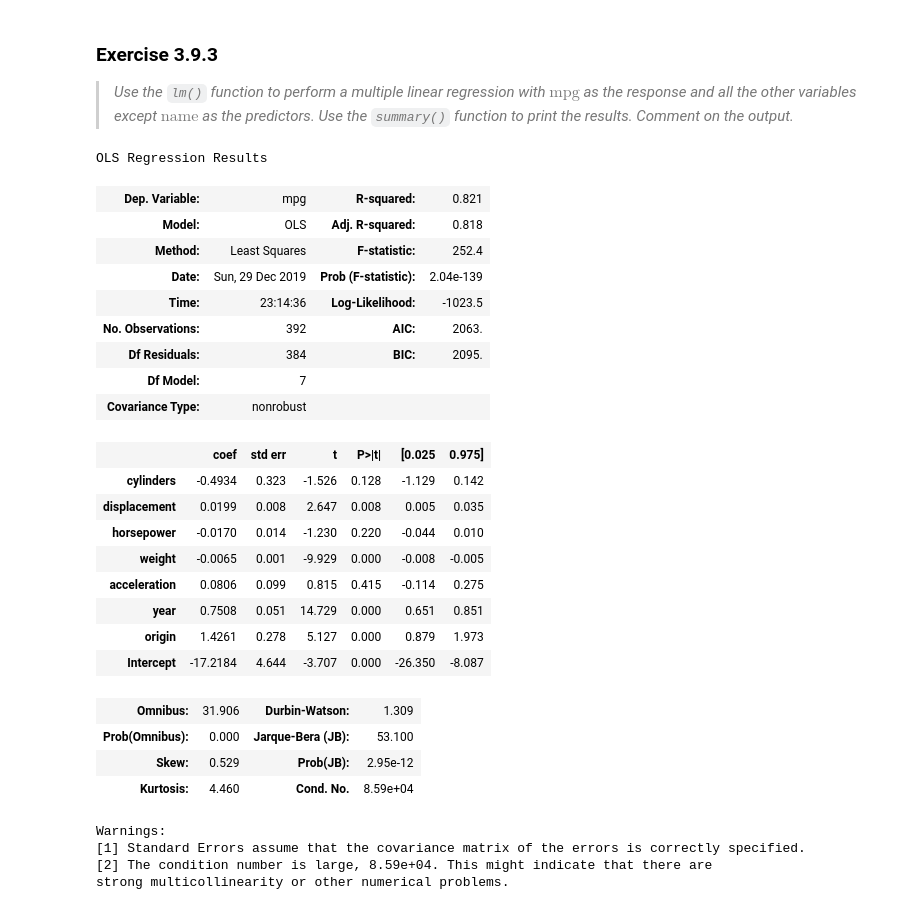
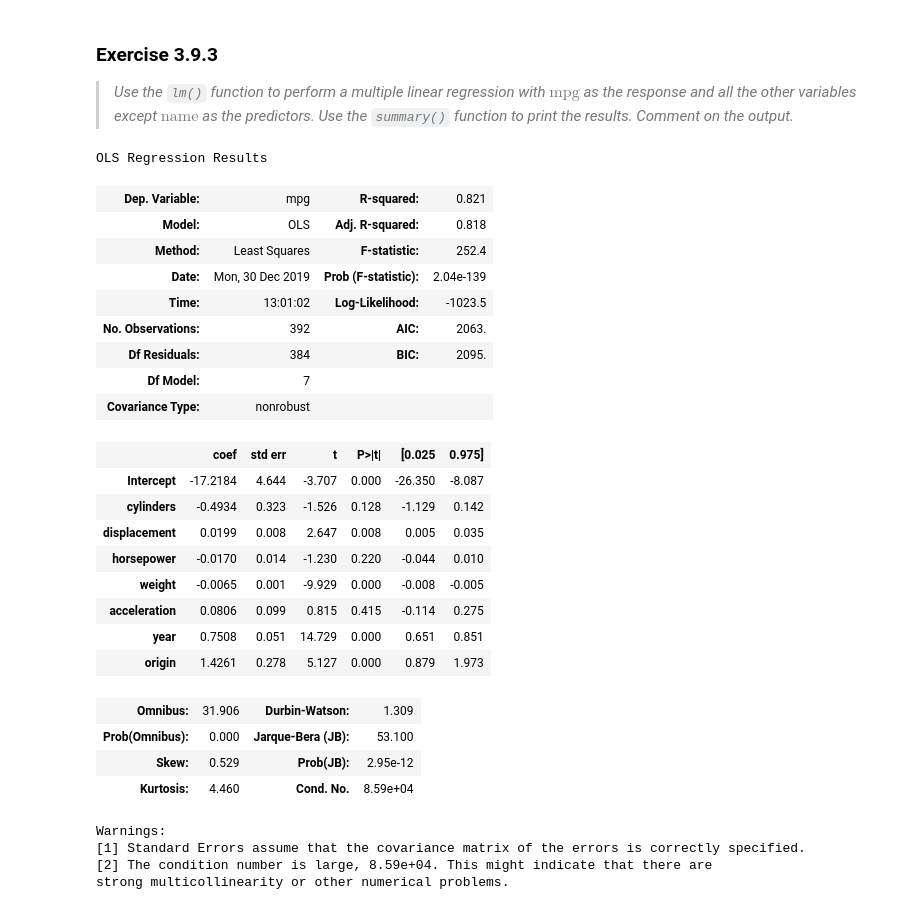
Before and after one commit to HerrBroekman/Python-solutions-for-An-Introduction-to-Statistical-Learning, a Jupyter notebook: Chapter3/Exercise9/3_9.ipynb, the cells around one changed output. Drawn from its saved outputs; the diff is of its cells as text; code cells hidden in the pictures.

```diff
--- a/Chapter3/Exercise9/3_9.ipynb
+++ b/Chapter3/Exercise9/3_9.ipynb
@@ -105,26 +105,27 @@ corr.style.background_gradient(cmap='coolwarm').set_precision(2)
     <i>Use the <code>lm()</code> function to perform a multiple linear regression with $\mathrm{mpg}$ as the response and all the other variables except $\mathrm{name}$ as the predictors. Use the <code>summary()</code> function to print the results. Comment on the output.</i>
 </blockquote>
 # %%
-df['Intercept'] = 1
+df.insert(0, 'Intercept', 1)
 targetColumn = ['mpg']
 descriptiveColumns = removeColumnsFromList(df, targetColumn)
 X = df[descriptiveColumns]
 Y = df[targetColumn]
 model = sm.OLS(Y, X)
 fitted = model.fit()
 fitted.summary()
 # %% [output]
 OLS Regression Results
 | Dep. Variable: | mpg | R-squared: | 0.821 |
 | Model: | OLS | Adj. R-squared: | 0.818 |
 | Method: | Least Squares | F-statistic: | 252.4 |
-| Date: | Sun, 29 Dec 2019 | Prob (F-statistic): | 2.04e-139 |
-| Time: | 23:14:36 | Log-Likelihood: | -1023.5 |
+| Date: | Mon, 30 Dec 2019 | Prob (F-statistic): | 2.04e-139 |
+| Time: | 13:01:02 | Log-Likelihood: | -1023.5 |
 | No. Observations: | 392 | AIC: | 2063. |
 | Df Residuals: | 384 | BIC: | 2095. |
 | Df Model: | 7 |  |  |
 | Covariance Type: | nonrobust |  |  |
 |  | coef | std err | t | P>|t| | [0.025 | 0.975] |
+| Intercept | -17.2184 | 4.644 | -3.707 | 0.000 | -26.350 | -8.087 |
 | cylinders | -0.4934 | 0.323 | -1.526 | 0.128 | -1.129 | 0.142 |
 | displacement | 0.0199 | 0.008 | 2.647 | 0.008 | 0.005 | 0.035 |
 | horsepower | -0.0170 | 0.014 | -1.230 | 0.220 | -0.044 | 0.010 |
@@ -132,7 +133,6 @@ OLS Regression Results
 | acceleration | 0.0806 | 0.099 | 0.815 | 0.415 | -0.114 | 0.275 |
 | year | 0.7508 | 0.051 | 14.729 | 0.000 | 0.651 | 0.851 |
 | origin | 1.4261 | 0.278 | 5.127 | 0.000 | 0.879 | 1.973 |
-| Intercept | -17.2184 | 4.644 | -3.707 | 0.000 | -26.350 | -8.087 |
 | Omnibus: | 31.906 | Durbin-Watson: | 1.309 |
 | Prob(Omnibus): | 0.000 | Jarque-Bera (JB): | 53.100 |
 | Skew: | 0.529 | Prob(JB): | 2.95e-12 |
```
Also changed, not shown: parts of 3 cells of this notebook, 3 other files.
